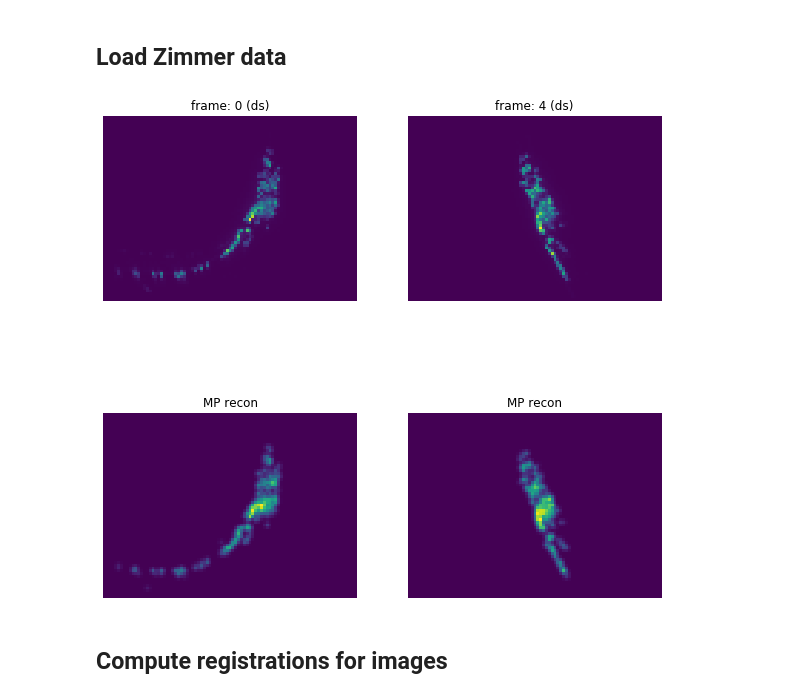
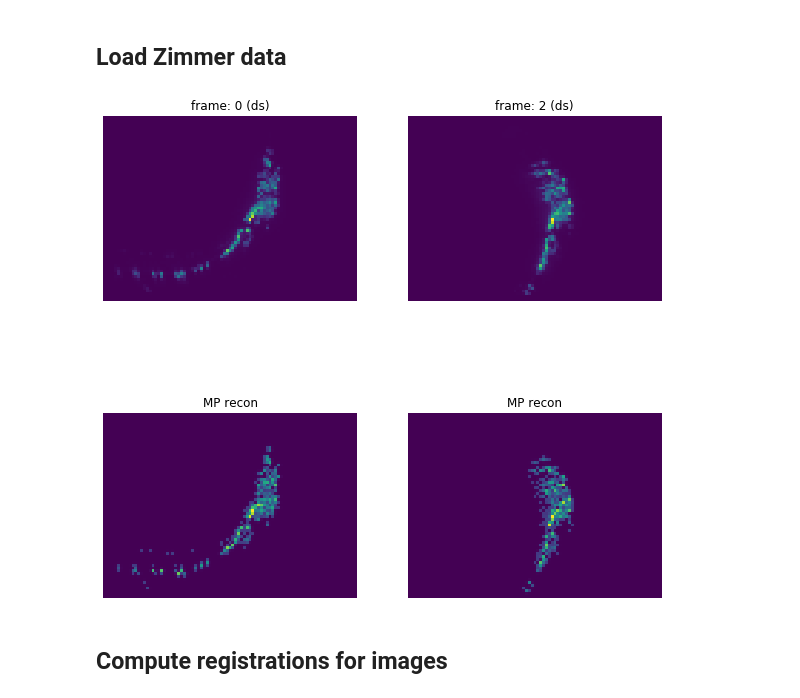
Before and after one commit to evarol/ot_tracking, a Jupyter notebook: python/notebooks/image_registration/multi_frame/06_pixel_straight.ipynb, the cells around one changed output. Saved outputs shown, nothing was run; the diff lists cells and outputs as text; code cells hidden in the pictures.

```diff
--- a/python/notebooks/image_registration/multi_frame/06_pixel_straight.ipynb
+++ b/python/notebooks/image_registration/multi_frame/06_pixel_straight.ipynb
@@ -35,54 +35,57 @@ def downsample_mp(mp, scl_factors):
 # %%
 # Frames to load
 t_start = 0
-n_frames = 5
+n_frames = 3
 t_vals = range(t_start, t_start + n_frames)
 
 # Load frames from dataset
 img_path = '/home/mn2822/Desktop/WormOT/data/zimmer/raw/mCherry_v00065-00115.hdf5'
 with io.ZimmerReader(img_path) as reader:
+    units_orig = reader.units
     img_orig = [reader.get_frame(t) for t in t_vals]
 
 # Load MP components
-mp_path = '/home/mn2822/Desktop/WormOT/data/zimmer/mp_components/mp_0000_0050.mat'
+mp_path = '/home/mn2822/Desktop/WormOT/data/zimmer/mp_components/mp_0000_0050.h5'
 with io.MPReader(mp_path) as reader:
-    mps_orig = [reader.get_frame(t) for t in t_vals]
+    #mps_orig = [reader.get_frame(t) for t in t_vals]
+    mps = [reader.get_frame(t) for t in t_vals]
 
 # Downsample images and MPs
 scl_factors = (10, 10, 3)
+units = units_orig * np.array(scl_factors)
 img = [downscale_local_mean(x, scl_factors) for x in img_orig]
-mps = [downsample_mp(x, scl_factors) for x in mps_orig]
+#mps = [downsample_mp(x, scl_factors) for x in mps_orig]
 
 # Reconstruct images from MPs
-mp_img = [imagerep.reconstruct_mp_image(mp) for mp in mps]
+mp_img = [imagerep.reconstruct_mp_image(mp, units) for mp in mps]
 
 # Indices to plot
 k1 = 0
 k2 = -1
 
 plt.figure(figsize=(10, 10))
 
 plt.subplot(221)
-plot_maxproj(img[k1])
+plot_maxproj_units(img[k1], units)
 plt.title(f'frame: {t_vals[k1]} (ds)')
 plt.axis('off')
 
 plt.subplot(222)
-plot_maxproj(img[k2])
+plot_maxproj_units(img[k2], units)
 plt.title(f'frame: {t_vals[k2]} (ds)')
 plt.axis('off');
 
 plt.subplot(223)
-plot_maxproj(mp_img[k1])
+plot_maxproj_units(mp_img[k1], units)
 plt.title('MP recon')
 plt.axis('off')
 
 plt.subplot(224)
-plot_maxproj(mp_img[k2])
+plot_maxproj_units(mp_img[k2], units)
 plt.title('MP recon')
 plt.axis('off');
 # %% [output]
-[figure, old version]
+[figure, new version]
 # %% [markdown]
 ## Compute registrations for images
 # %% [markdown]
```
Also changed, not shown: parts of 4 cells of this notebook, 3 other files.
